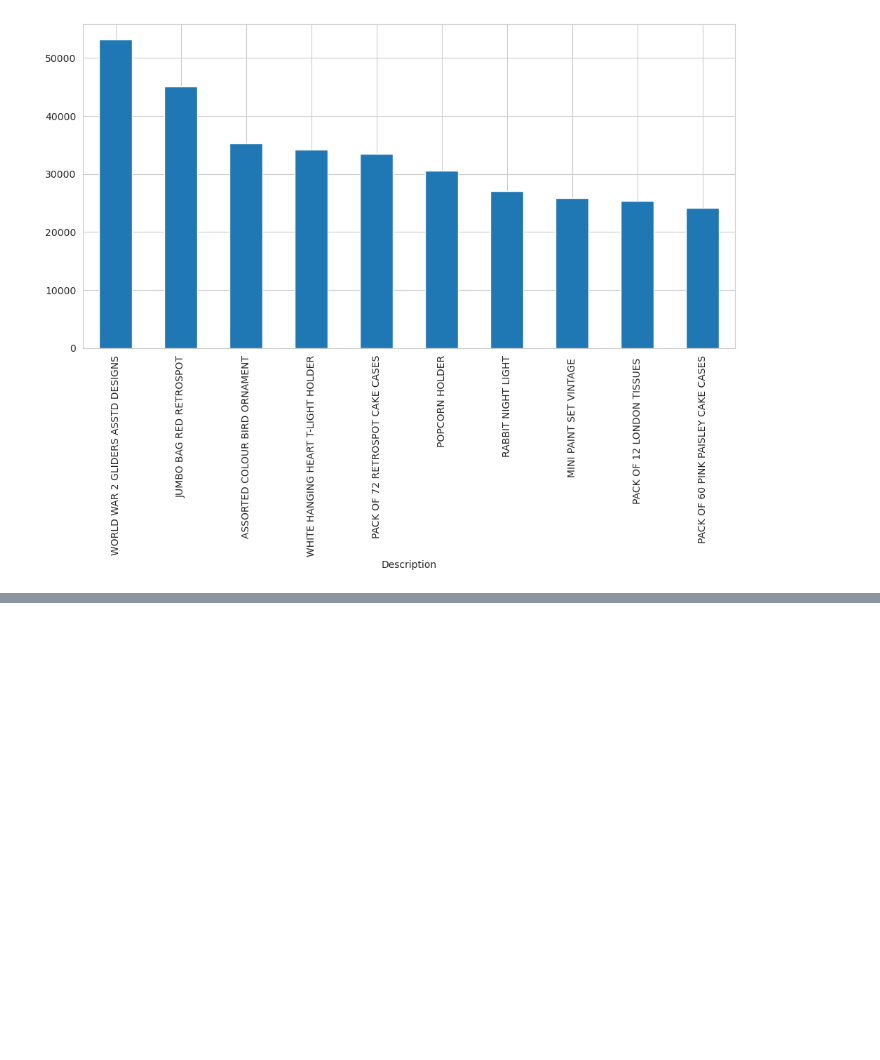
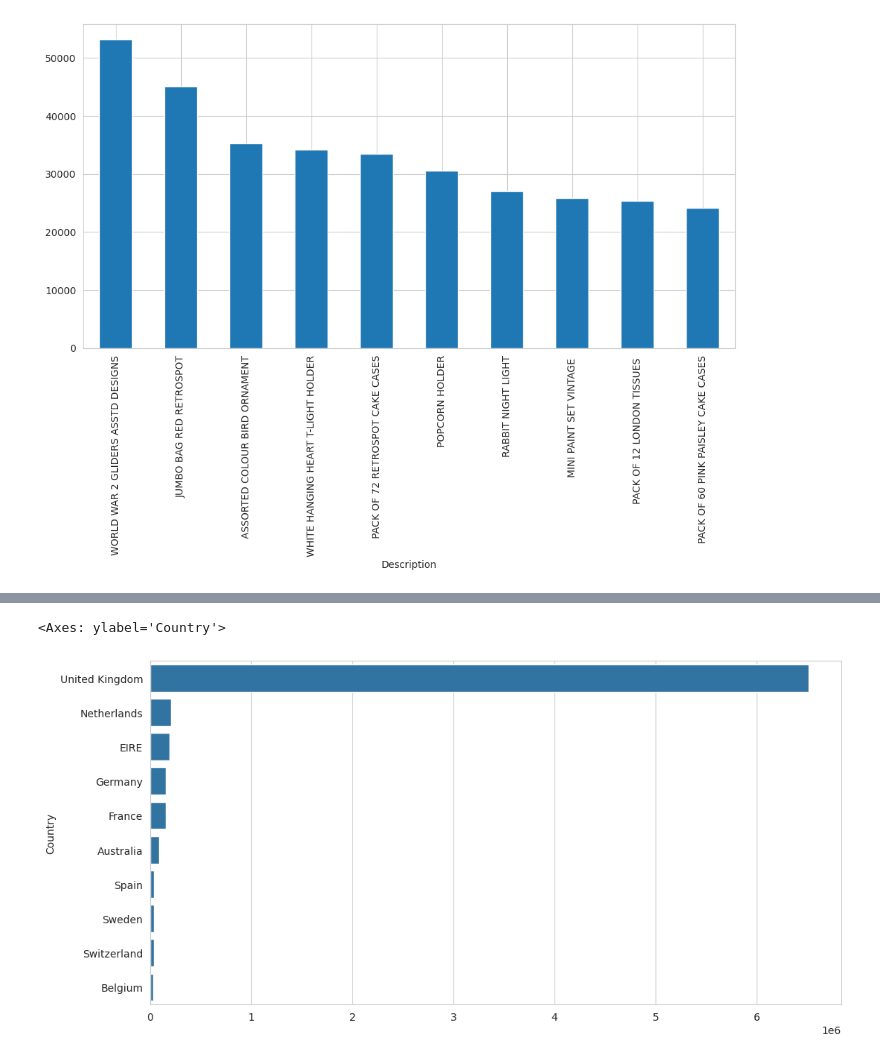
Before and after one commit to syedomer17/DataScience-GenAI-MLOps, a Jupyter notebook: projects/E-Commerce/project.ipynb, the cells around one changed output, grey strips where cells are left out. Drawn from its saved outputs; the diff is of its cells as text; code cells hidden in the pictures; blank space fills up the shorter version.

```diff
--- a/projects/E-Commerce/project.ipynb
+++ b/projects/E-Commerce/project.ipynb
@@ -119,0 +132,12 @@ top_products.plot(kind="bar")
+# %%
+country_sales = (
+    df.groupby("Country")["TotalSales"].sum().sort_values(ascending=False).head(10))
+# %%
+plt.figure(figsize=(12,6))
+sns.barplot(
+    x=country_sales.values,
+    y=country_sales.index
+)
+# %% [output]
+<Axes: ylabel='Country'>
+[figure, added]
```
Also changed, not shown: parts of 8 cells of this notebook.
